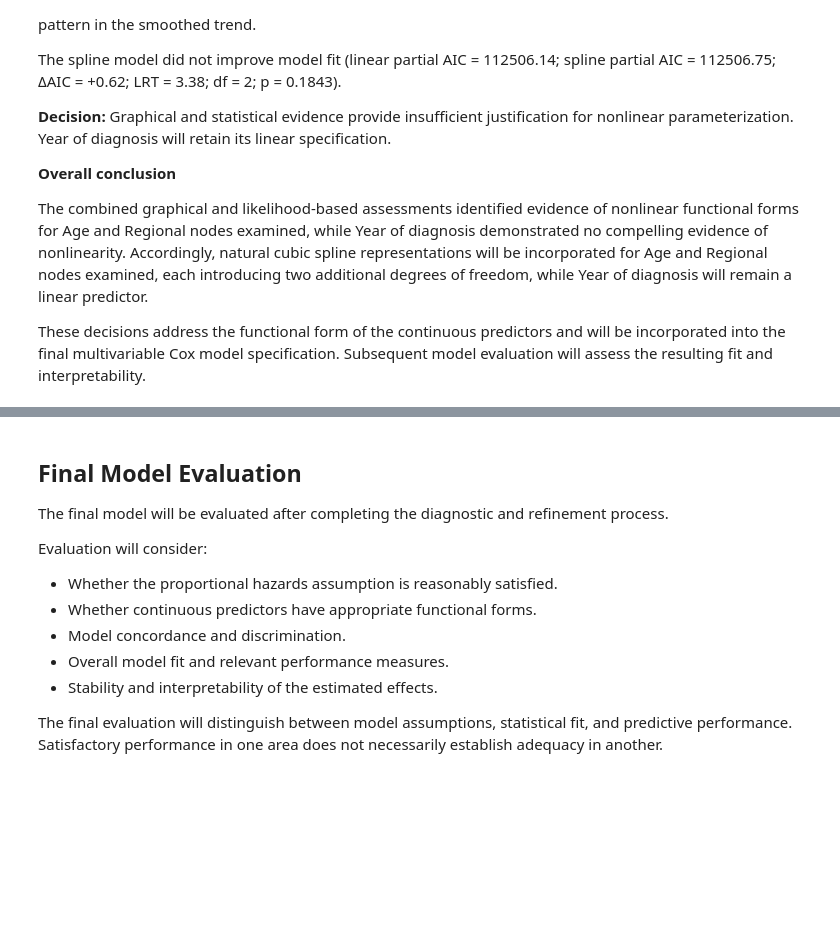
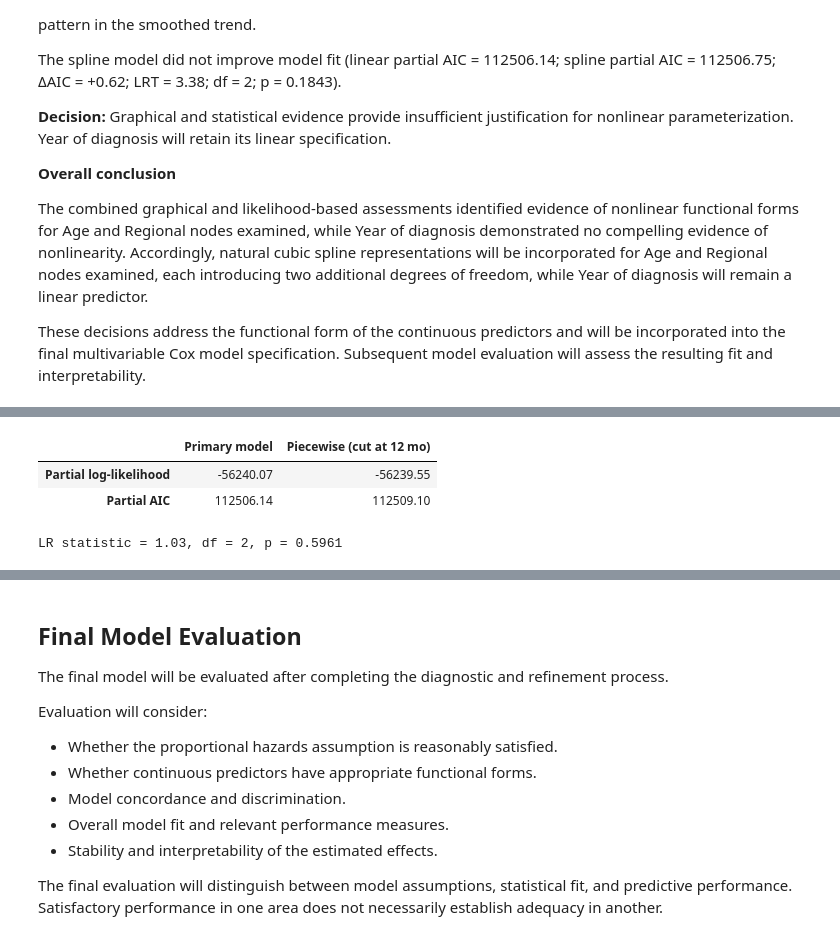
Before and after one commit to williamervin7/oncology-survival-simulation, a Jupyter notebook: notebooks/cox_model.ipynb, the cells around one changed output, grey strips where cells are left out. Cells and saved outputs as stored; diff of their text form; code cells hidden in the pictures; blank space fills up the shorter version.

```diff
--- a/notebooks/cox_model.ipynb
+++ b/notebooks/cox_model.ipynb
@@ -499,0 +567,36 @@ All meaningful changes to the model specification will be documented.
+# %%
+# Confirm both models use the same original cohort and event count.
+assert len(cox_data) == df_cph.weights.sum() if hasattr(df_cph, "weights") else True
+assert cox_data["Event"].sum() == piecewise_data["Event"].sum()
+
+# Compare primary and piecewise models.
+# The piecewise model adds one parameter per time-dependent covariate.
+extra_params = len(TIME_DEPENDENT)
+
+lr_piecewise = 2 * (
+    cph_piecewise.log_likelihood_ - df_cph.log_likelihood_
+)
+
+piecewise_comparison = pd.DataFrame({
+    "Primary model": {
+        "Partial log-likelihood": df_cph.log_likelihood_,
+        "Partial AIC": df_cph.AIC_partial_,
+    },
+    f"Piecewise (cut at {CUTPOINT_MONTHS} mo)": {
+        "Partial log-likelihood": cph_piecewise.log_likelihood_,
+        "Partial AIC": cph_piecewise.AIC_partial_,
+    },
+})
+
+display(piecewise_comparison.round(2))
+
+print(
+    f"LR statistic = {lr_piecewise:.2f}, "
+    f"df = {extra_params}, "
+    f"p = {stats.chi2.sf(lr_piecewise, extra_params):.4g}"
+)
+# %% [output]
+|  | Primary model | Piecewise (cut at 12 mo) |
+| Partial log-likelihood | -56240.07 | -56239.55 |
+| Partial AIC | 112506.14 | 112509.10 |
+LR statistic = 1.03, df = 2, p = 0.5961
```
Also changed, not shown: parts of 3 cells of this notebook.
